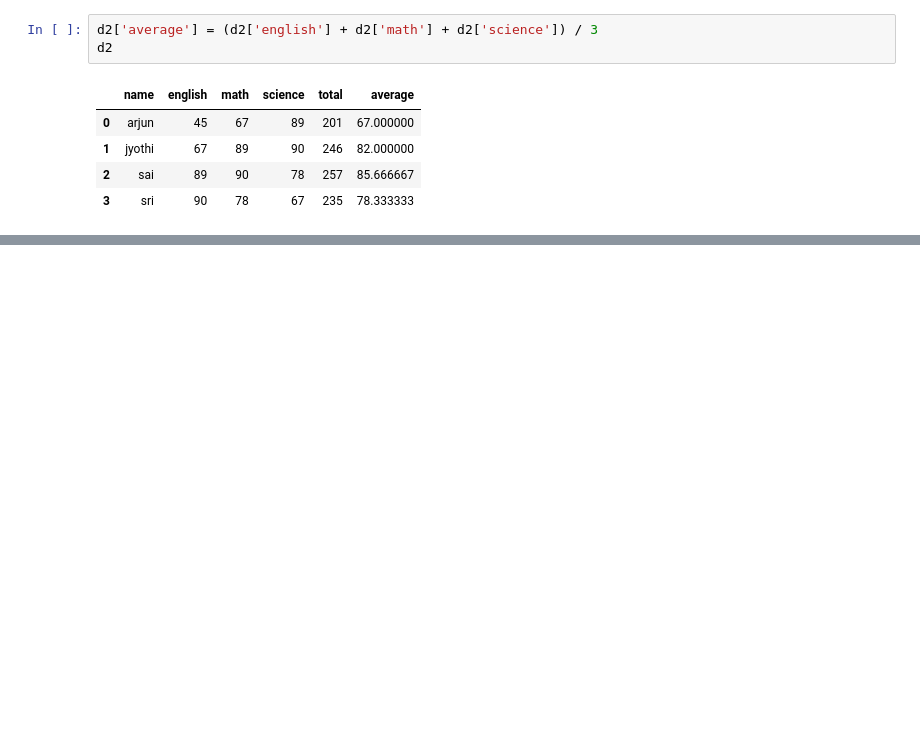
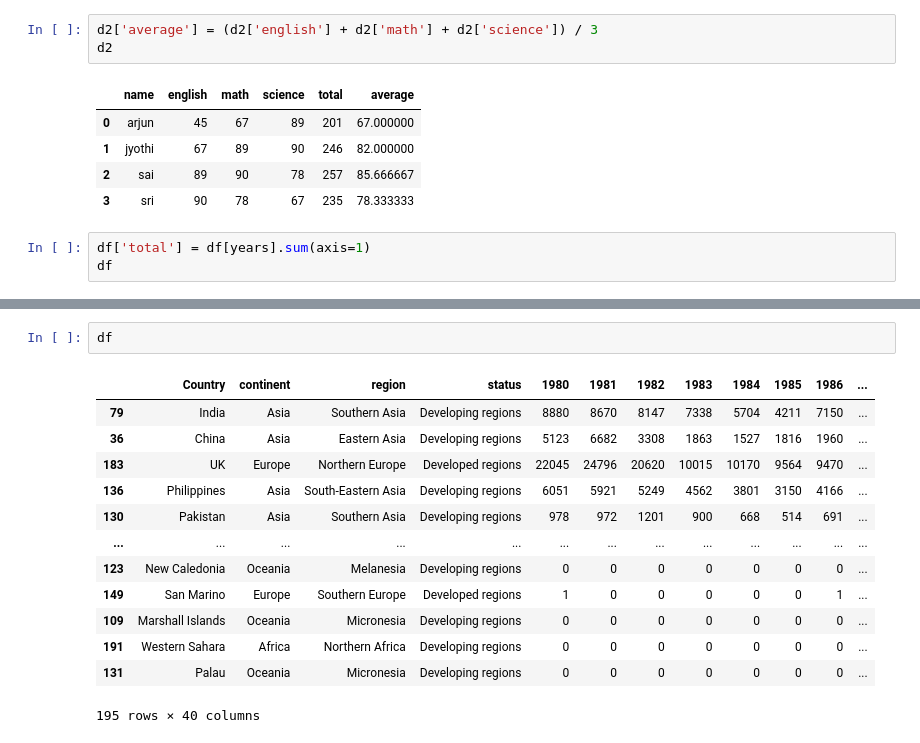
Before and after one commit to 123anshika456/DA-python, a Jupyter notebook: pandas.ipynb, the cells around one changed output, grey strips where cells are left out. Cells and saved outputs as stored; diff of their text form; blank space fills up the shorter version.

```diff
--- a/pandas.ipynb
+++ b/pandas.ipynb
@@ -315,3 +315,6 @@ d2
 | 1 | jyothi | 67 | 89 | 90 | 246 | 82.000000 |
 | 2 | sai | 89 | 90 | 78 | 257 | 85.666667 |
 | 3 | sri | 90 | 78 | 67 | 235 | 78.333333 |
+# %%
+df['total'] = df[years].sum(axis=1)
+df
@@ -317,0 +370,16 @@ d2
+# %%
+df
+# %% [output]
+|  | Country | continent | region | status | 1980 | 1981 | 1982 | 1983 | 1984 | 1985 | 1986 | ... |
+| 79 | India | Asia | Southern Asia | Developing regions | 8880 | 8670 | 8147 | 7338 | 5704 | 4211 | 7150 | ... |
+| 36 | China | Asia | Eastern Asia | Developing regions | 5123 | 6682 | 3308 | 1863 | 1527 | 1816 | 1960 | ... |
+| 183 | UK | Europe | Northern Europe | Developed regions | 22045 | 24796 | 20620 | 10015 | 10170 | 9564 | 9470 | ... |
+| 136 | Philippines | Asia | South-Eastern Asia | Developing regions | 6051 | 5921 | 5249 | 4562 | 3801 | 3150 | 4166 | ... |
+| 130 | Pakistan | Asia | Southern Asia | Developing regions | 978 | 972 | 1201 | 900 | 668 | 514 | 691 | ... |
+| ... | ... | ... | ... | ... | ... | ... | ... | ... | ... | ... | ... | ... |
+| 123 | New Caledonia | Oceania | Melanesia | Developing regions | 0 | 0 | 0 | 0 | 0 | 0 | 0 | ... |
+| 149 | San Marino | Europe | Southern Europe | Developed regions | 1 | 0 | 0 | 0 | 0 | 0 | 1 | ... |
+| 109 | Marshall Islands | Oceania | Micronesia | Developing regions | 0 | 0 | 0 | 0 | 0 | 0 | 0 | ... |
+| 191 | Western Sahara | Africa | Northern Africa | Developing regions | 0 | 0 | 0 | 0 | 0 | 0 | 0 | ... |
+| 131 | Palau | Oceania | Micronesia | Developing regions | 0 | 0 | 0 | 0 | 0 | 0 | 0 | ... |
+195 rows × 40 columns
```
Also changed, not shown: parts of 13 cells of this notebook.
